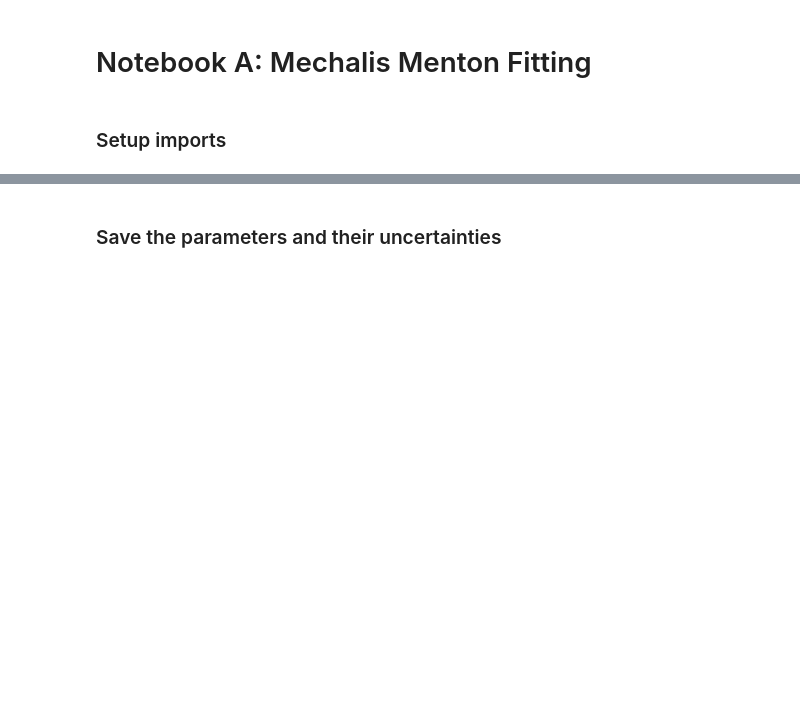
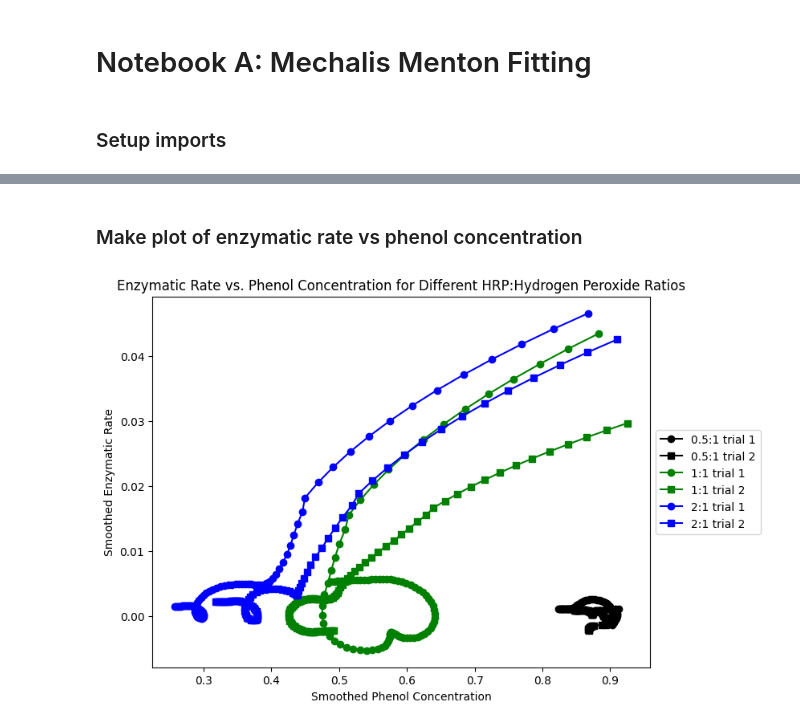
Before and after one commit to UH-MBBE/hrp_modelling, a Jupyter notebook: notebooks/A_mm_fitting.ipynb, the cells around one changed output, grey strips where cells are left out. Cells and saved outputs as stored; diff of their text form; code cells hidden in the pictures; blank space fills up the shorter version.

```diff
--- a/notebooks/A_mm_fitting.ipynb
+++ b/notebooks/A_mm_fitting.ipynb
@@ -132,0 +113,13 @@ phenol_hrp_to_peroxide_ratio_df
+# %%
+# start the dataframe with by using the smoothed time column
+rates_df = pd.DataFrame({'time': smoothed_df['time']})
+
+# Use Savitzky-Golay filter to calculate the derivative (rate of change) of the phenol concentrations
+window_length = 25  # Adjust as needed
+poly_order = 2
+
+for col in smoothed_df.columns[1:]:
+    rate_values = savgol_filter(smoothed_df[col], window_length, poly_order, deriv=1)
+    rates_df[f'rate_{col}'] = -1 * rate_values
+
+rates_df
@@ -133,31 +140,37 @@ phenol_hrp_to_peroxide_ratio_df
+# %% [markdown]
+### Make plot of enzymatic rate vs phenol concentration
 # %%
-time = phenol_hrp_to_peroxide_ratio_df['time'].values
-
-# Plotting the original data and the fitted curve
 plt.figure(figsize=(8, 6))
 
-# display 0.5:1 data and fit
-plt.scatter(time, phenol_hrp_to_peroxide_ratio_df['0.5:1 hrp:peroxide phe 1'], color='black', label='0.5:1 trial 1')
-plt.scatter(time, phenol_hrp_to_peroxide_ratio_df['0.5:1 hrp:peroxide phe 2'], color='black', marker='s', label='0.5:1 trial 2')
-plt.plot(time, phenol_hrp_to_peroxide_ratio_df['0.5:1 MM fit'], color='black', linestyle='--', label=f'0.5:1 Vmax={Vmax_0_5_to_1:.3f}, Km={Km_0_5_to_1:.3f}')
+# 0.5:1 hrp:peroxide
+plt.plot(smoothed_df['smoothed_0.5:1 hrp:peroxide phe 1'],
+         rates_df['rate_smoothed_0.5:1 hrp:peroxide phe 1'],
+         'o-', color='black', label='0.5:1 trial 1')
+plt.plot(smoothed_df['smoothed_0.5:1 hrp:peroxide phe 2'],
+         rates_df['rate_smoothed_0.5:1 hrp:peroxide phe 2'],
+         's-', color='black', label='0.5:1 trial 2')
 
-# display 1:1 data and fit
-plt.scatter(time, phenol_hrp_to_peroxide_ratio_df['1:1 hrp:peroxide phe 1'], color='green', label='1:1 trial 1')
-plt.scatter(time, phenol_hrp_to_peroxide_ratio_df['1:1 hrp:peroxide phe 2'], color='green', marker='s', label='1:1 trial 2')
-plt.plot(time, phenol_hrp_to_peroxide_ratio_df['1:1 MM fit'], color='green', linestyle='--', label=f'1:1 Vmax={Vmax_1_to_1:.3f}, Km={Km_1_to_1:.3f}')
+# 1:1 hrp:peroxide
+plt.plot(smoothed_df['smoothed_1:1 hrp:peroxide phe 1'],
+         rates_df['rate_smoothed_1:1 hrp:peroxide phe 1'],
+         'o-', color='green', label='1:1 trial 1')
+plt.plot(smoothed_df['smoothed_1:1 hrp:peroxide phe 2'],
+         rates_df['rate_smoothed_1:1 hrp:peroxide phe 2'],
+         's-', color='green', label='1:1 trial 2')
 
-# display 2:1 data and fit
-plt.scatter(time, phenol_hrp_to_peroxide_ratio_df['2:1 hrp:peroxide phe 1'], color='blue', label='2:1 trial 1')
-plt.scatter(time, phenol_hrp_to_peroxide_ratio_df['2:1 hrp:peroxide phe 2'], color='blue', marker='s', label='2:1 trial 2')
-plt.plot(time, phenol_hrp_to_peroxide_ratio_df['2:1 MM fit'], color='blue', linestyle='--',  label=f'2:1 Vmax={Vmax_2_to_1:.3f}, Km={Km_2_to_1:.3f}')
+# 2:1 hrp:peroxide
+plt.plot(smoothed_df['smoothed_2:1 hrp:peroxide phe 1'],
+         rates_df['rate_smoothed_2:1 hrp:peroxide phe 1'],
+         'o-', color='blue', label='2:1 trial 1')
+plt.plot(smoothed_df['smoothed_2:1 hrp:peroxide phe 2'],
+         rates_df['rate_smoothed_2:1 hrp:peroxide phe 2'],
+         's-', color='blue', label='2:1 trial 2')
 
-plt.xlabel('Time (minutes)')
-plt.ylabel('Relative Phenol Concentration')
-plt.title('Effect of HRP:Hydrogen Peroxide Ratio on Phenol Removal')
+# Setting labels, title, and legend
+plt.xlabel('Smoothed Phenol Concentration')
+plt.ylabel('Smoothed Enzymatic Rate')
+plt.title('Enzymatic Rate vs. Phenol Concentration for Different HRP:Hydrogen Peroxide Ratios')
 plt.legend(loc='center left', bbox_to_anchor=(1, 0.5))
-
-plt.savefig('../figures/peroxide_ratio_on_phenol.png', dpi=300, bbox_inches='tight')
-
 plt.show()
+# %% [output]
+[figure, added]
-# %% [markdown]
-### Save the parameters and their uncertainties
```
Also changed, not shown: parts of 19 cells of this notebook, 1 other file.
